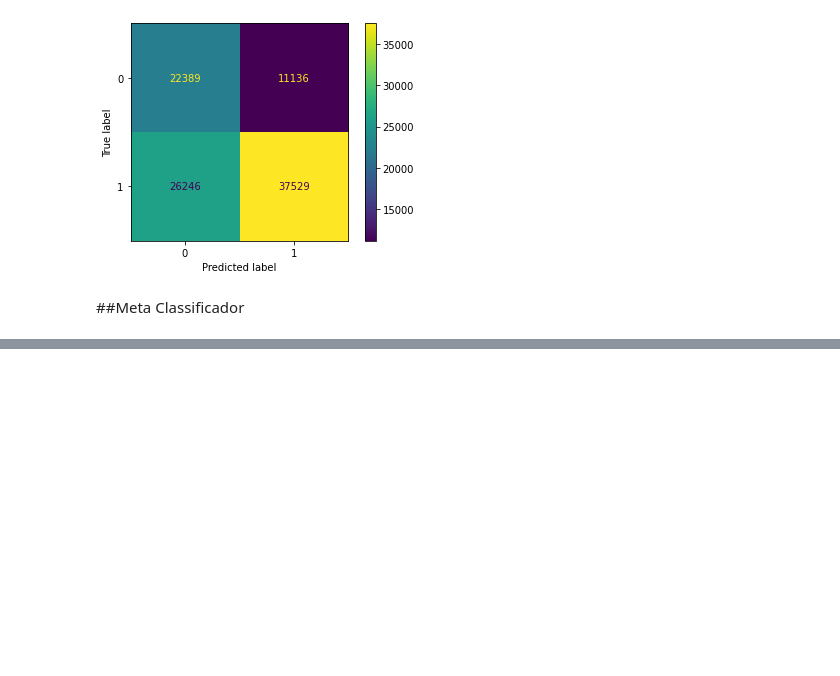
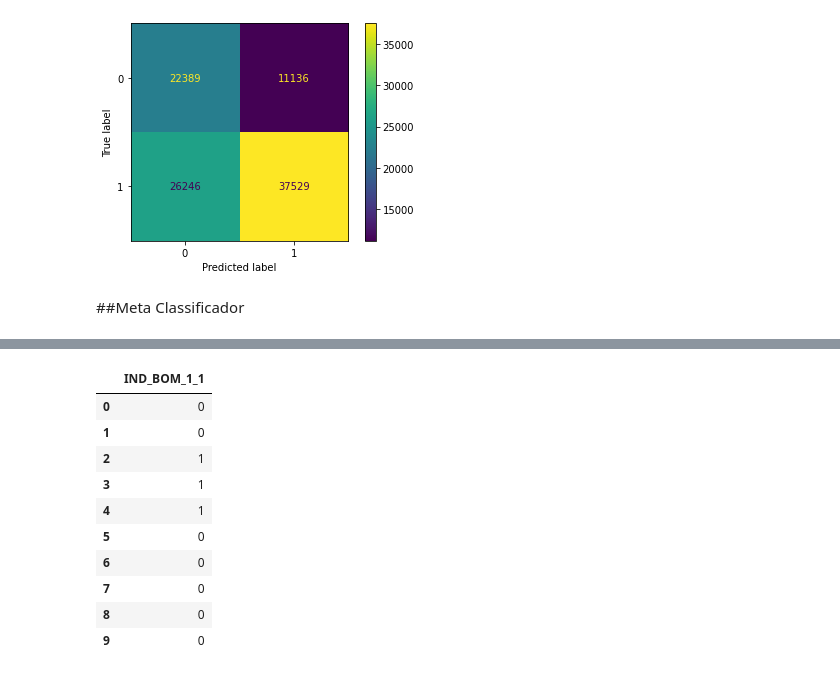
Before and after one commit to LucasThierry/Neural-Networks-21.1, a Jupyter notebook: Projeto.ipynb, the cells around one changed output, grey strips where cells are left out. Drawn from its saved outputs; the diff is of its cells as text; code cells hidden in the pictures; blank space fills up the shorter version.

```diff
--- a/Projeto.ipynb
+++ b/Projeto.ipynb
@@ -1374,0 +1386,28 @@ ConfusionMatrixDisplay.from_predictions(y_test['IND_BOM_1_1'], y_pred);
+# %%
+#MLP
+mlp_opt = MLPClassifier(random_state=1,
+                    max_iter=10000,
+                    solver='lbfgs',
+                    activation='identity',
+                    learning_rate= 'adaptive',
+                    learning_rate_init=np.arange( 0.01, 0.047),
+                    hidden_layer_sizes=(11,2),
+                    early_stopping=True).fit(x_train.to_numpy(), y_train2.to_numpy().ravel())
+
+mlp_pred_class_test = mlp_opt.predict(x_test.to_numpy())
+mlp_prb_test = mlp_opt.predict_proba(x_test)
+y_pred_mlp_test = pred_name_columns(mlp_pred_class_test)
+# %%
+y_pred_mlp_test.head(10)
+# %% [output]
+|  | IND_BOM_1_1 |
+| 0 | 0 |
+| 1 | 0 |
+| 2 | 1 |
+| 3 | 1 |
+| 4 | 1 |
+| 5 | 0 |
+| 6 | 0 |
+| 7 | 0 |
+| 8 | 0 |
+| 9 | 0 |
```
Also changed, not shown: parts of 14 cells of this notebook.
